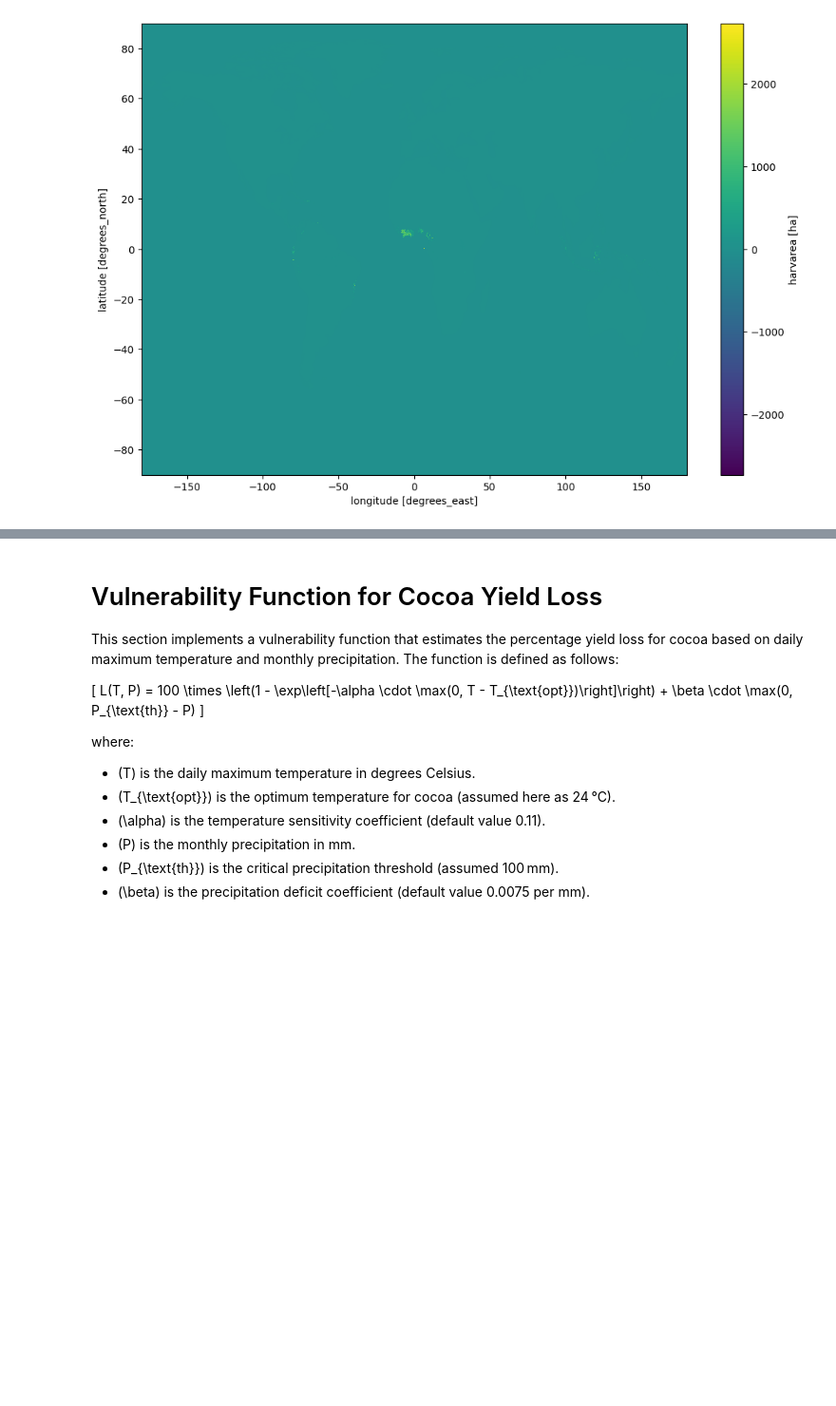
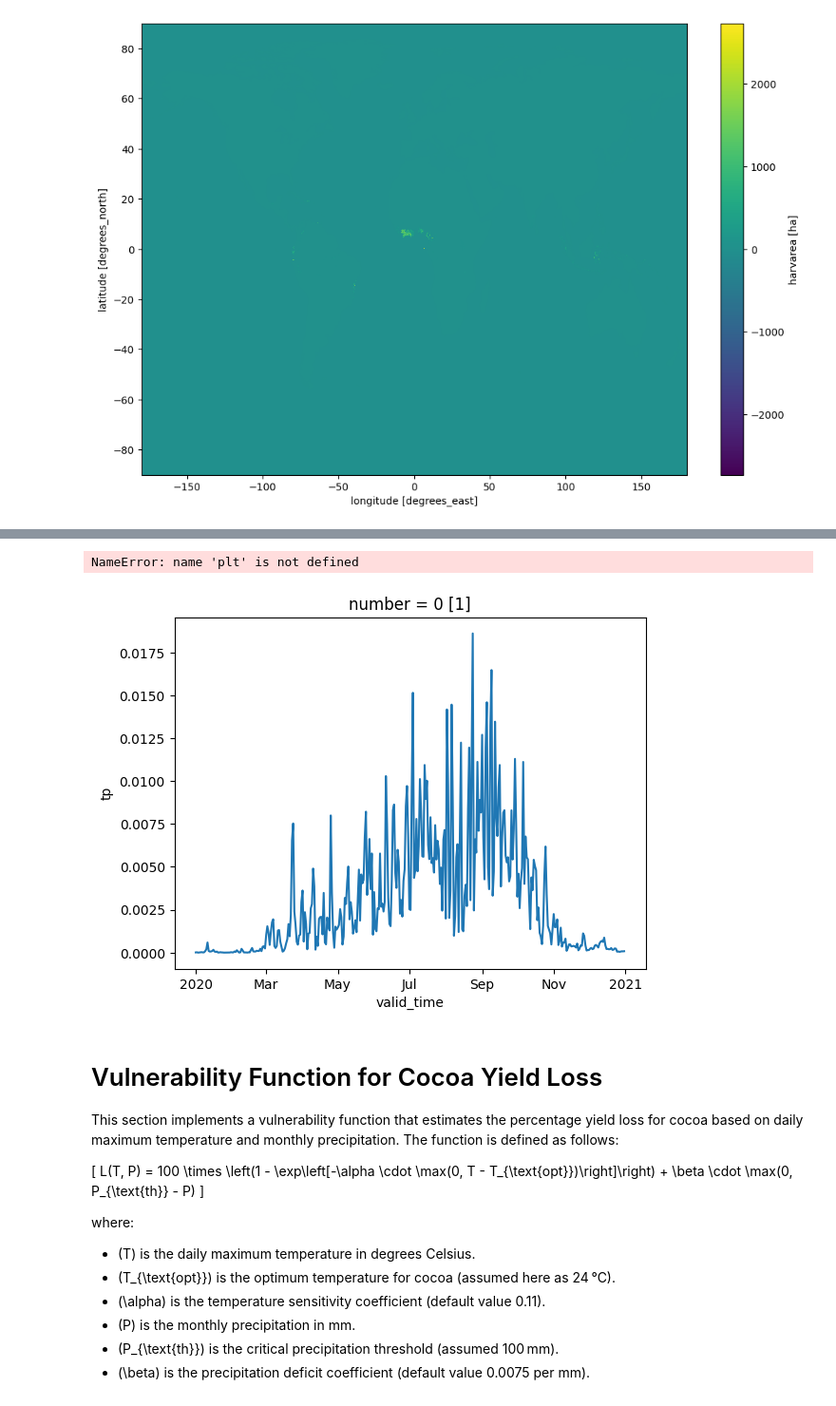
Before and after one commit to carsanmilcar/crop_analysis, a Jupyter notebook: nb.ipynb, the cells around one changed output, grey strips where cells are left out. Shown: that part at 95% size. Cells and saved outputs as stored; diff of their text form; code cells hidden in the pictures; blank space fills up the shorter version.

```diff
--- a/nb.ipynb
+++ b/nb.ipynb
@@ -207,3 +322,12 @@ Your request is too large, please reduce your selection.
+# %%
+combined_ds.tp.mean(dim=['latitude', 'longitude']).plot()
+plt.xlabel('Fecha')
+plt.ylabel('Precipitación Promedio')
+plt.title('Precipitación Promedio Diaria 2020')
+plt.show()
+# %% [output]
+NameError: name 'plt' is not defined
+[figure, added]
 # %% [markdown]
 # Vulnerability Function for Cocoa Yield Loss
 
```
Also changed, not shown: parts of 10 cells of this notebook, 2 other files.
